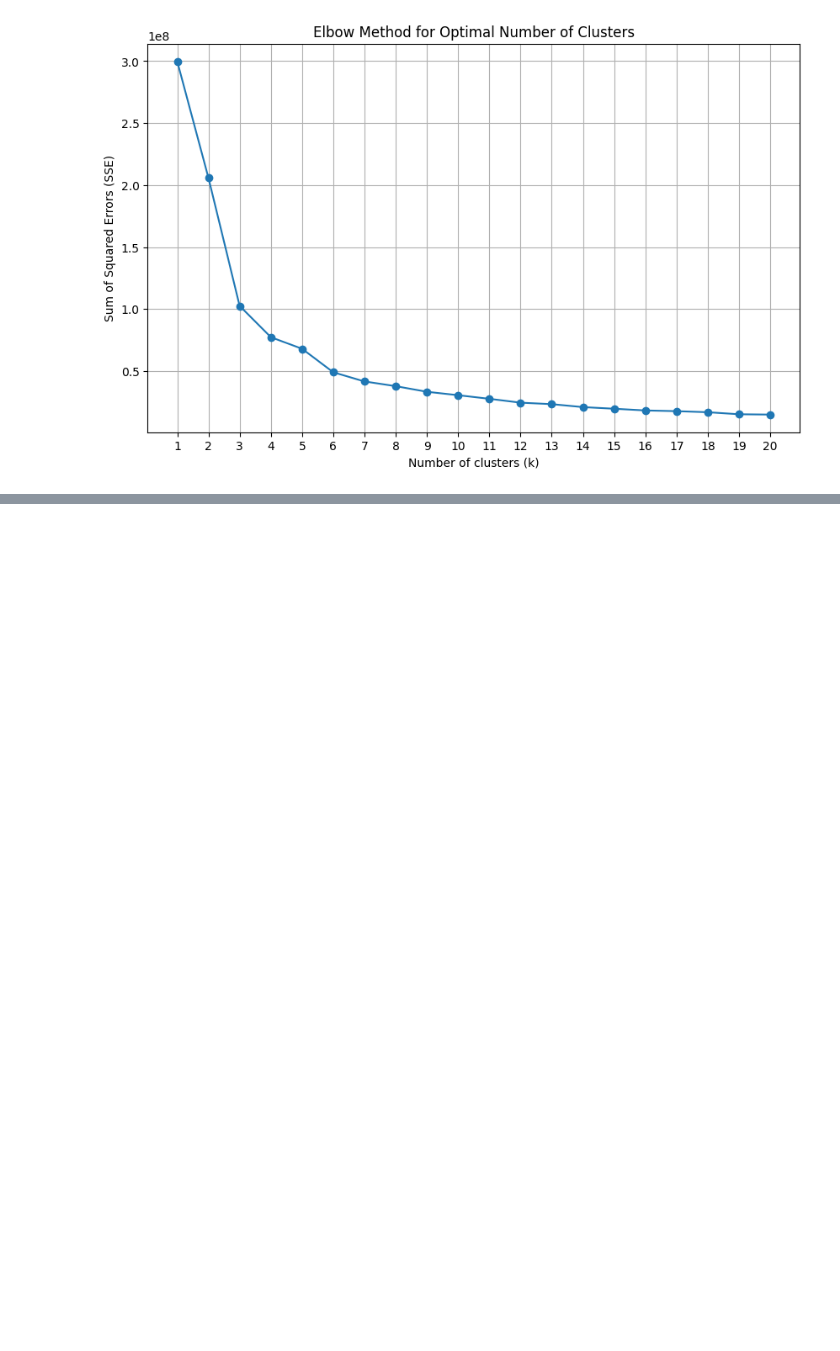
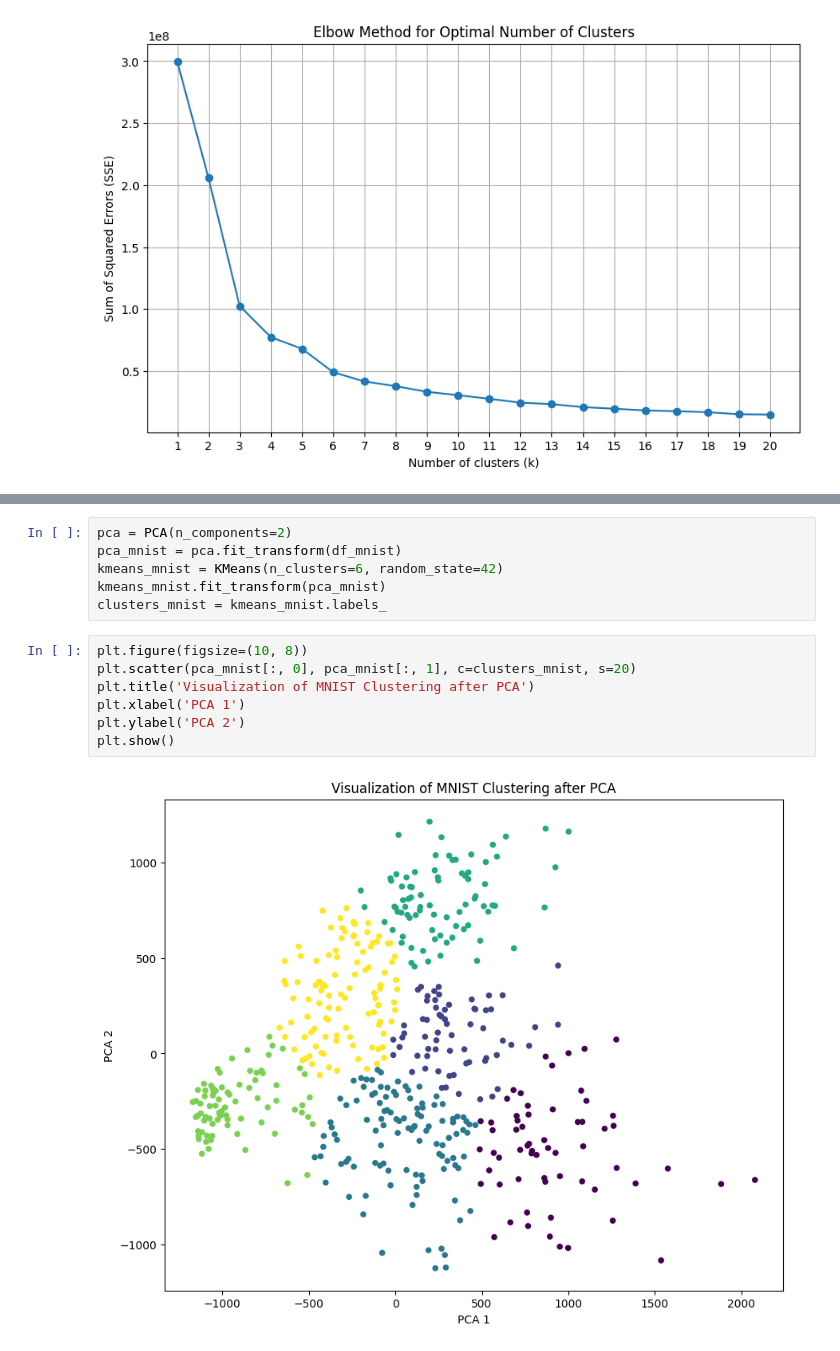
Before and after one commit to 4attye/goit-ds-hw-09, a Jupyter notebook: HW.ipynb, the cells around one changed output, grey strips where cells are left out. Saved outputs shown, nothing was run; the diff lists cells and outputs as text; blank space fills up the shorter version.

```diff
--- a/HW.ipynb
+++ b/HW.ipynb
@@ -67,0 +93,15 @@ plt.show()
+# %%
+pca = PCA(n_components=2)
+pca_mnist = pca.fit_transform(df_mnist)
+kmeans_mnist = KMeans(n_clusters=6, random_state=42)
+kmeans_mnist.fit_transform(pca_mnist)
+clusters_mnist = kmeans_mnist.labels_
+# %%
+plt.figure(figsize=(10, 8))
+plt.scatter(pca_mnist[:, 0], pca_mnist[:, 1], c=clusters_mnist, s=20)
+plt.title('Visualization of MNIST Clustering after PCA')
+plt.xlabel('PCA 1')
+plt.ylabel('PCA 2')
+plt.show()
+# %% [output]
+[figure, added]
```
Also changed, not shown: parts of 4 cells of this notebook.
